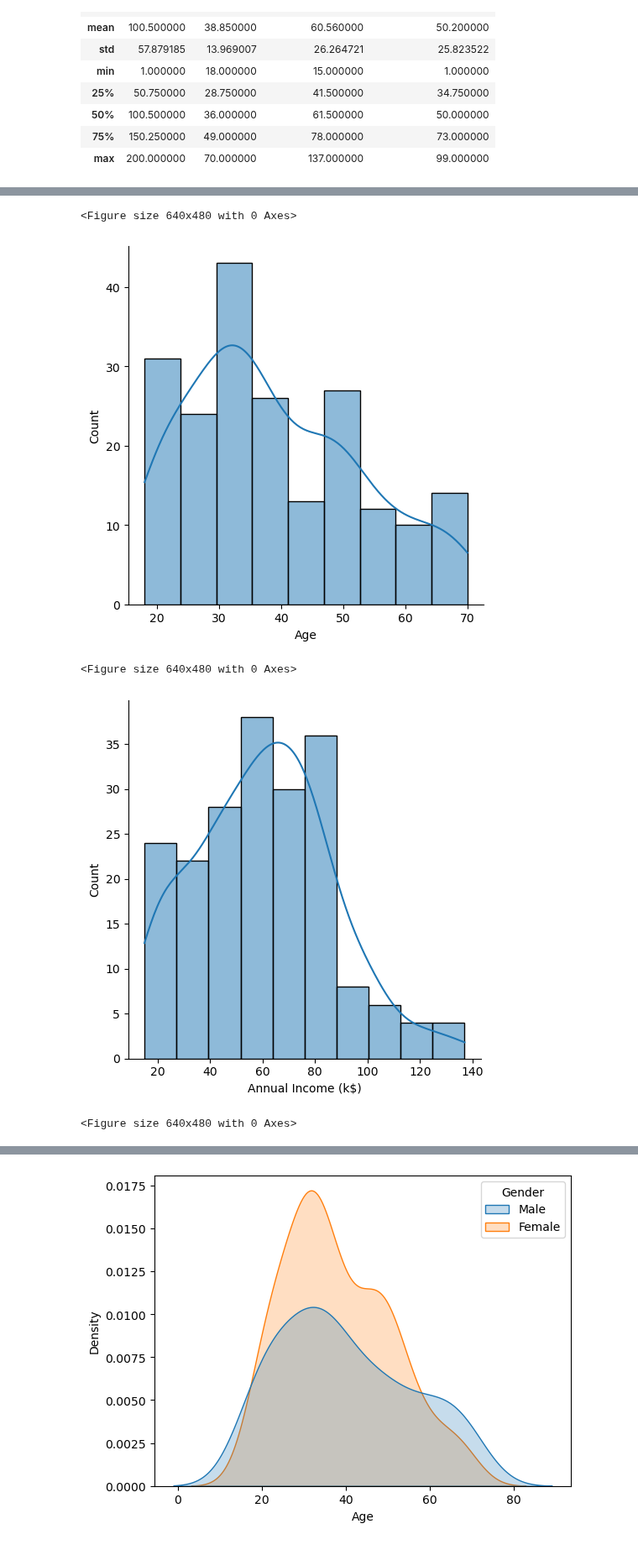
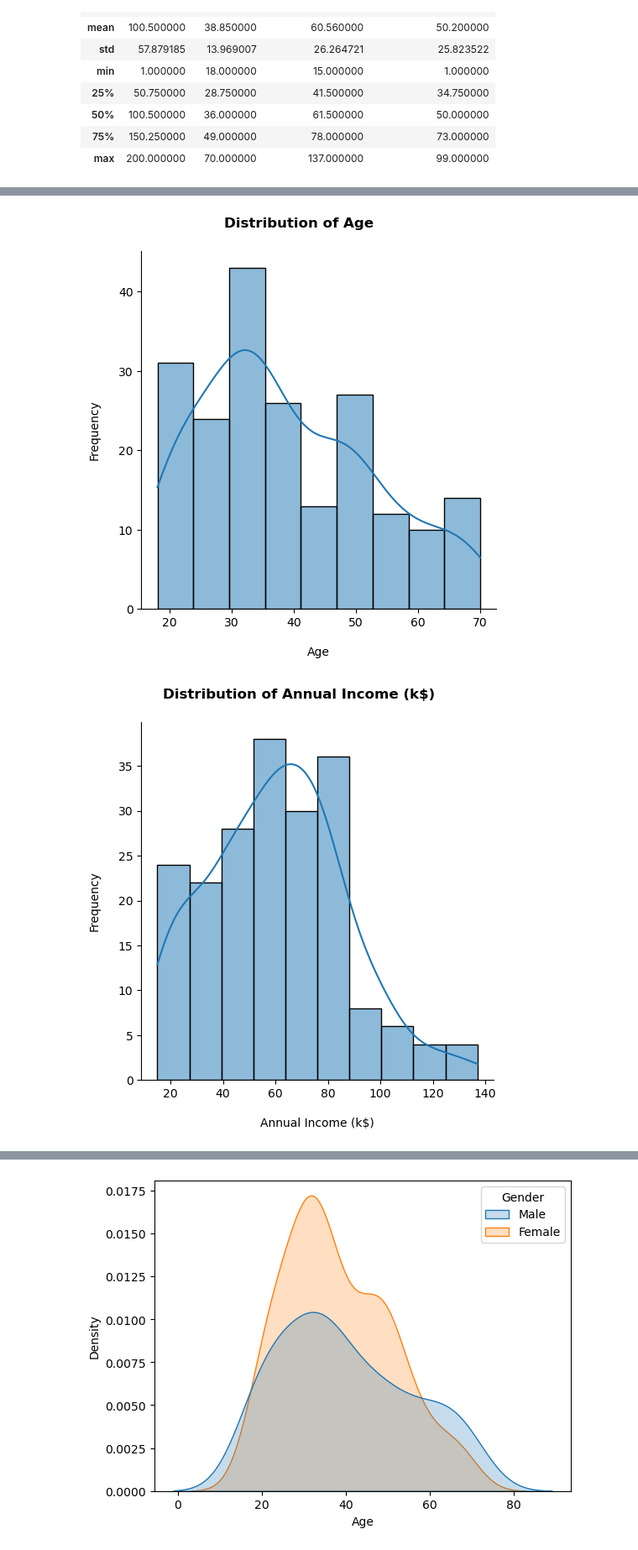
Before and after one commit to ErikBusk/MallCustomerSegmentation, a Jupyter notebook: Customer segmentation.ipynb, the cells around one changed output, grey strips where cells are left out. Shown at 84% size. Drawn from its saved outputs; the diff is of its cells as text; code cells hidden in the pictures.

Commit message:
Added image saving

```diff
--- a/Customer segmentation.ipynb
+++ b/Customer segmentation.ipynb
@@ -9,8 +9,8 @@ from sklearn.cluster import KMeans
 import warnings
 warnings.filterwarnings('ignore')
 # %%
-# Add data set to data frame
-df = pd.read_csv('/Users/Erik_Busk/Desktop/Analytics/Segmentation of mall customers/Mall_customers.csv')
+# Read data create data frame
+df = pd.read_csv('Data/Mall_customers.csv')
 # %%
 # Examine data set columns
 df.head()
@@ -50,12 +44,21 @@ sns.displot(df['Annual Income (k$)'], kde=True)
 # %%
 # Plot frequency of Age, Annual income and Spending score
 columns = ['Age', 'Annual Income (k$)','Spending Score (1-100)']
-for i in columns:
-    plt.figure()
-    sns.displot(df[i], kde=True)
+for idx, column in enumerate(columns):
+    # Create the displot (this creates its own figure)
+    g = sns.displot(df[column], kde=True)
+
+    # Set the title and labels with specified design
+    g.fig.suptitle(f'Distribution of {column}', fontweight='bold', y=1.05)  # Adjust y for padding
+
+    # Set x-label and y-label
+    g.set_axis_labels(columns[idx], 'Frequency', labelpad=15)  # Set x-label and y-label
+
+    # Save the plot as a PNG file with 300 DPI
+    g.savefig(f'images/distribution_of_{column.lower().replace(" ", "_")}.png', dpi=300)
+
+    # Optionally show the plot (if you want to see it)
+    plt.show()  # This line is optional and may not be needed in Jupyter notebooks
 # %% [output]
-<Figure size 640x480 with 0 Axes>
-[figure, old version]
+[figure, new version]
-<Figure size 640x480 with 0 Axes>
-[figure, old version]
+[figure, new version]
-<Figure size 640x480 with 0 Axes>
```
Also changed, not shown: parts of 12 cells of this notebook, 5 other files.
